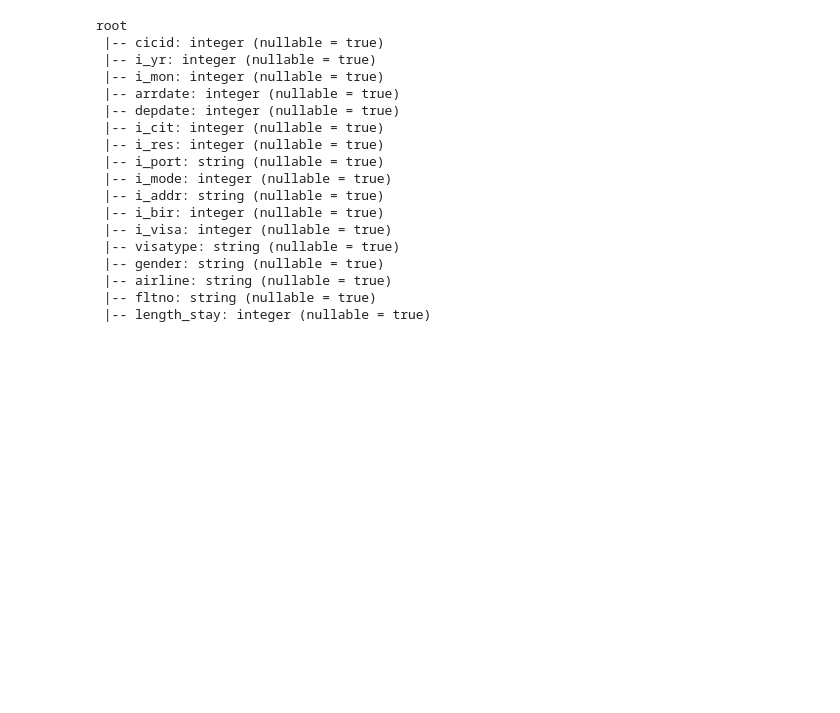
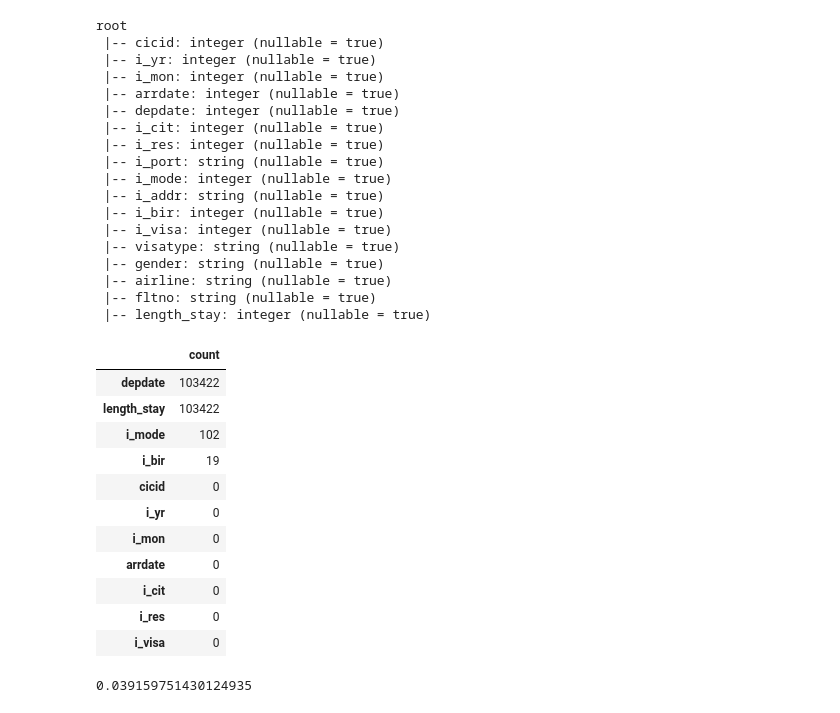
Before and after one commit to Xwoe/Udacity-Data-Engineering, a Jupyter notebook: 5-Capstone-Project/notebooks/03_preprocessing_immigrant_data.ipynb, the cells around one changed output. Drawn from its saved outputs; the diff is of its cells as text; code cells hidden in the pictures; blank space fills up the shorter version.

```diff
--- a/5-Capstone-Project/notebooks/03_preprocessing_immigrant_data.ipynb
+++ b/5-Capstone-Project/notebooks/03_preprocessing_immigrant_data.ipynb
@@ -519,6 +536,22 @@ Additional databases
 - https://www.dhs.gov/immigration-statistics
 # %%
 OUTPUTFOLDER
+# %%
+import pyspark.sql.functions as F
+def count_missings(spark_df,sort=True):
+    """
+    Counts number of nulls and nans in each column
+    """
+    df = spark_df.select([F.count(F.when(F.isnan(c) | F.isnull(c), c)).alias(c) for (c,c_type) in spark_df.dtypes if c_type not in ('timestamp', 'string', 'date')]).toPandas()
+
+    if len(df) == 0:
+        print("There are no any missing values!")
+        return None
+
+    if sort:
+        return df.rename(index={0: 'count'}).T.sort_values("count",ascending=False)
+
+    return df
 # %% [markdown]
 # Reviewing all the tables
 # %%
@@ -839,3 +908,22 @@ root
  |-- airline: string (nullable = true)
  |-- fltno: string (nullable = true)
  |-- length_stay: integer (nullable = true)
+# %%
+count_missings(immi)
+# %% [output]
+|  | count |
+| depdate | 103422 |
+| length_stay | 103422 |
+| i_mode | 102 |
+| i_bir | 19 |
+| cicid | 0 |
+| i_yr | 0 |
+| i_mon | 0 |
+| arrdate | 0 |
+| i_cit | 0 |
+| i_res | 0 |
+| i_visa | 0 |
+# %%
+103422 / immi.count()
+# %% [output]
+0.039159751430124935
```
Also changed, not shown: parts of 6 cells of this notebook, 2 other files.
